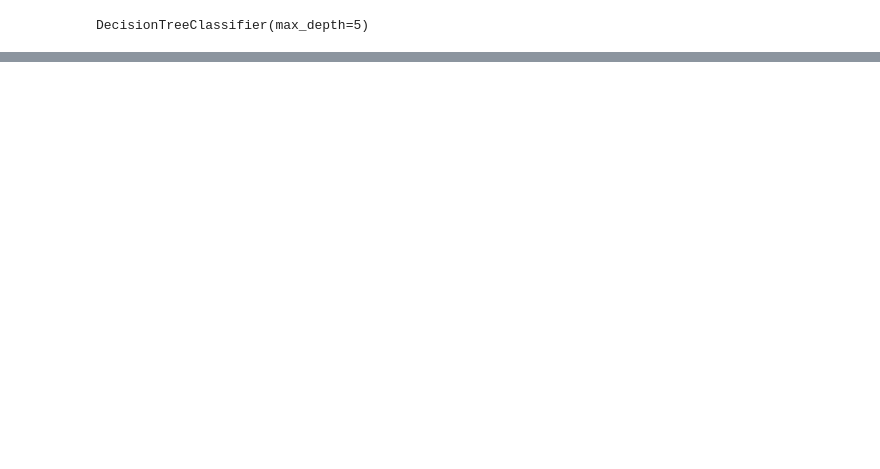
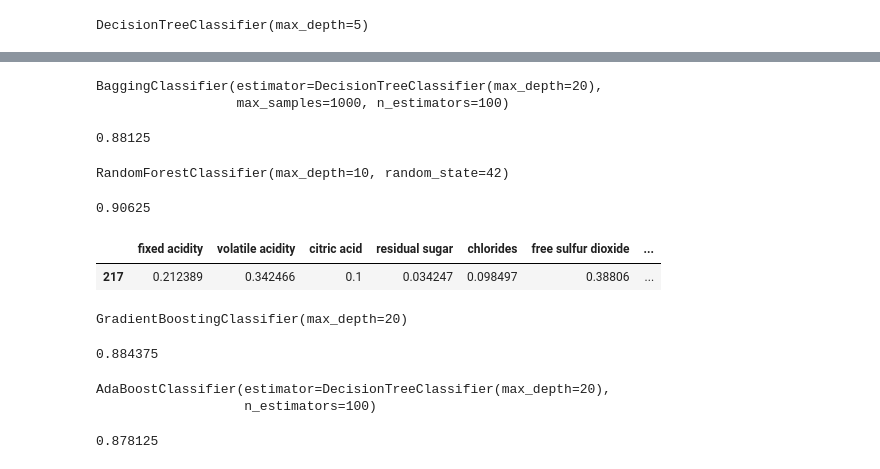
Before and after one commit to mrtimN/rewine, a Jupyter notebook: WINE.ipynb, the cells around one changed output, grey strips where cells are left out. Drawn from its saved outputs; the diff is of its cells as text; code cells hidden in the pictures; blank space fills up the shorter version.

```diff
--- a/WINE.ipynb
+++ b/WINE.ipynb
@@ -314,0 +184,9 @@ plt.show()
+# %%
+bagging_class.fit(X_train, y_train)
+# %% [output]
+BaggingClassifier(estimator=DecisionTreeClassifier(max_depth=20),
+                  max_samples=1000, n_estimators=100)
+# %%
+bagging_class.score(X_test, y_test)
+# %% [output]
+0.88125
@@ -314,0 +196,13 @@ plt.show()
+# %%
+forest_class.fit(X_train, y_train)
+# %% [output]
+RandomForestClassifier(max_depth=10, random_state=42)
+# %%
+forest_class.score(X_test, y_test)
+# %% [output]
+0.90625
+# %%
+X_test_norm.sample()
+# %% [output]
+|  | fixed acidity | volatile acidity | citric acid | residual sugar | chlorides | free sulfur dioxide | ... |
+| 217 | 0.212389 | 0.342466 | 0.1 | 0.034247 | 0.098497 | 0.38806 | ... |
@@ -314,0 +212,8 @@ plt.show()
+# %%
+gb_class.fit(X_train, y_train)
+# %% [output]
+GradientBoostingClassifier(max_depth=20)
+# %%
+gb_class.score(X_test, y_test)
+# %% [output]
+0.884375
@@ -314,0 +223,9 @@ plt.show()
+# %%
+ada_class.fit(X_train, y_train)
+# %% [output]
+AdaBoostClassifier(estimator=DecisionTreeClassifier(max_depth=20),
+                   n_estimators=100)
+# %%
+ada_class.score(X_test, y_test)
+# %% [output]
+0.878125
```
Also changed, not shown: parts of 25 cells of this notebook, 2 other files.
